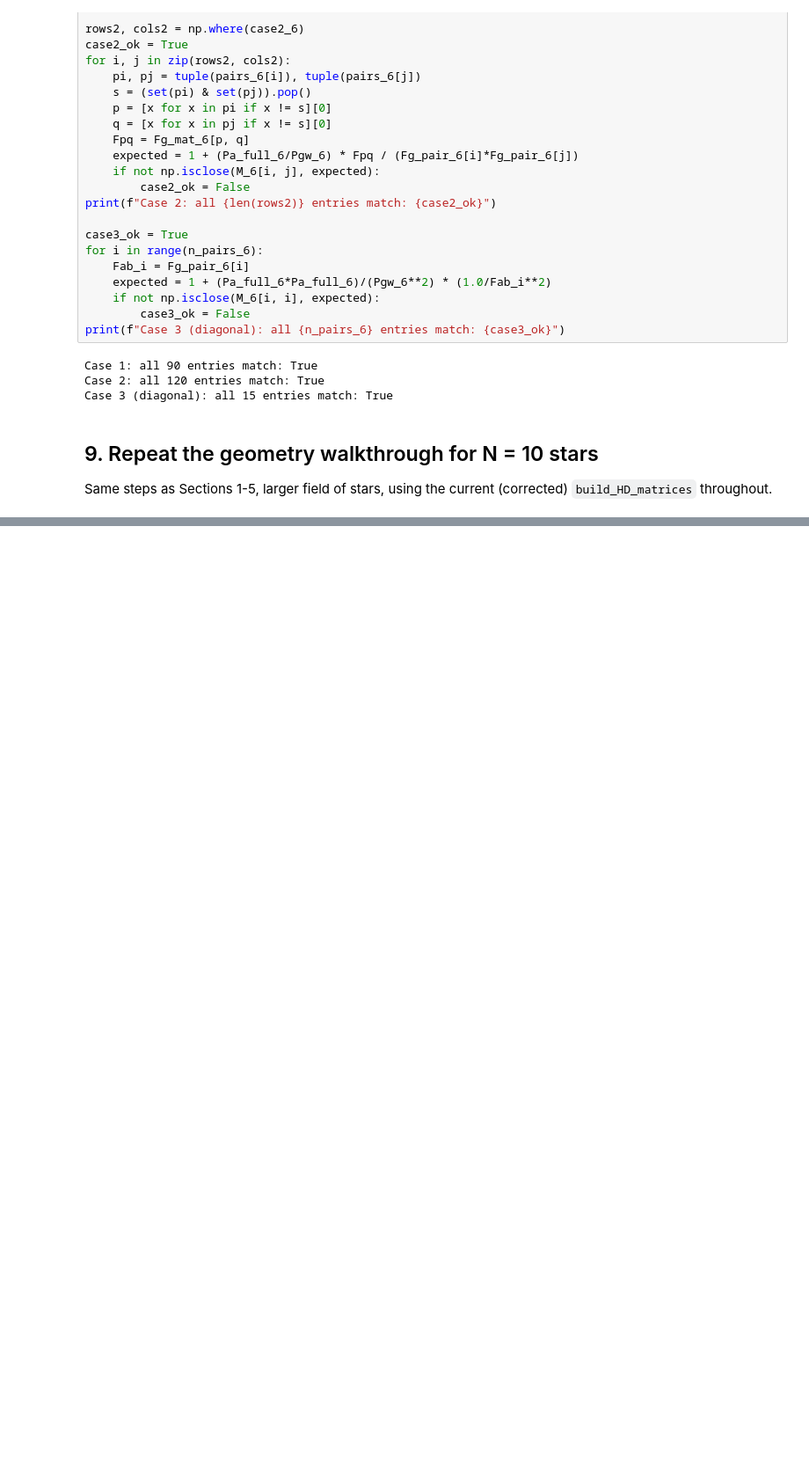
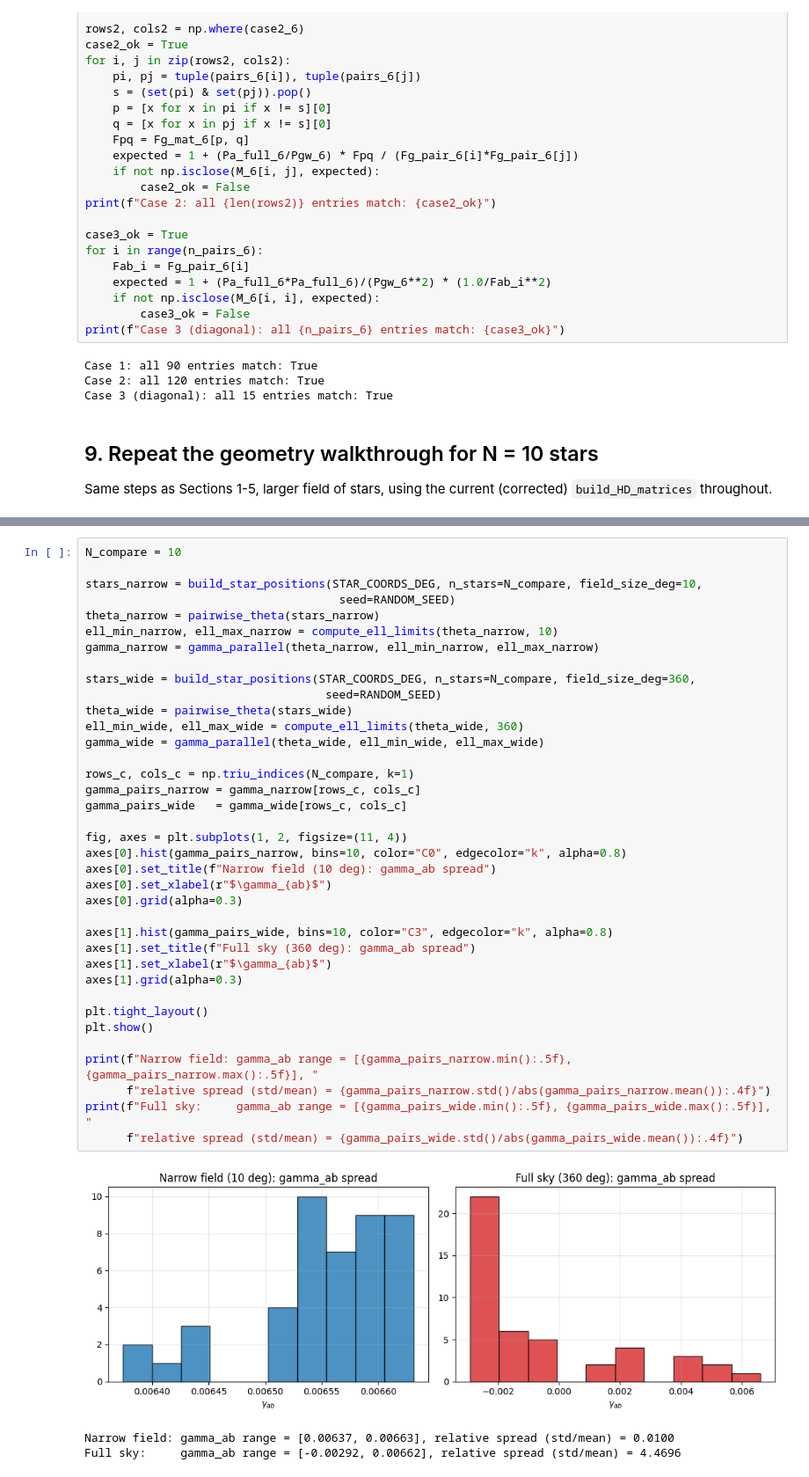
Before and after one commit to sydneyleggio/astrometry-toy-model, a Jupyter notebook: HD_covariance_check.ipynb, the cells around one changed output, grey strips where cells are left out. Shown at 88% size. Drawn from its saved outputs; the diff is of its cells as text; blank space fills up the shorter version.

Commit message:
Changed to full sky coordinates rather than flat sky approximation

```diff
--- a/HD_covariance_check.ipynb
+++ b/HD_covariance_check.ipynb
@@ -581,0 +691,41 @@ Checking diagonal entry for pair (a=0, b=6) at r=1.0e-03, N=10
+# %%
+N_compare = 10
+
+stars_narrow = build_star_positions(STAR_COORDS_DEG, n_stars=N_compare, field_size_deg=10,
+                                     seed=RANDOM_SEED)
+theta_narrow = pairwise_theta(stars_narrow)
+ell_min_narrow, ell_max_narrow = compute_ell_limits(theta_narrow, 10)
+gamma_narrow = gamma_parallel(theta_narrow, ell_min_narrow, ell_max_narrow)
+
+stars_wide = build_star_positions(STAR_COORDS_DEG, n_stars=N_compare, field_size_deg=360,
+                                   seed=RANDOM_SEED)
+theta_wide = pairwise_theta(stars_wide)
+ell_min_wide, ell_max_wide = compute_ell_limits(theta_wide, 360)
+gamma_wide = gamma_parallel(theta_wide, ell_min_wide, ell_max_wide)
+
+rows_c, cols_c = np.triu_indices(N_compare, k=1)
+gamma_pairs_narrow = gamma_narrow[rows_c, cols_c]
+gamma_pairs_wide   = gamma_wide[rows_c, cols_c]
+
+fig, axes = plt.subplots(1, 2, figsize=(11, 4))
+axes[0].hist(gamma_pairs_narrow, bins=10, color="C0", edgecolor="k", alpha=0.8)
+axes[0].set_title(f"Narrow field (10 deg): gamma_ab spread")
+axes[0].set_xlabel(r"$\gamma_{ab}$")
+axes[0].grid(alpha=0.3)
+
+axes[1].hist(gamma_pairs_wide, bins=10, color="C3", edgecolor="k", alpha=0.8)
+axes[1].set_title(f"Full sky (360 deg): gamma_ab spread")
+axes[1].set_xlabel(r"$\gamma_{ab}$")
+axes[1].grid(alpha=0.3)
+
+plt.tight_layout()
+plt.show()
+
+print(f"Narrow field: gamma_ab range = [{gamma_pairs_narrow.min():.5f}, {gamma_pairs_narrow.max():.5f}], "
+      f"relative spread (std/mean) = {gamma_pairs_narrow.std()/abs(gamma_pairs_narrow.mean()):.4f}")
+print(f"Full sky:     gamma_ab range = [{gamma_pairs_wide.min():.5f}, {gamma_pairs_wide.max():.5f}], "
+      f"relative spread (std/mean) = {gamma_pairs_wide.std()/abs(gamma_pairs_wide.mean()):.4f}")
+# %% [output]
+[figure, added]
+Narrow field: gamma_ab range = [0.00637, 0.00663], relative spread (std/mean) = 0.0100
+Full sky:     gamma_ab range = [-0.00292, 0.00662], relative spread (std/mean) = 4.4696
```
Also changed, not shown: parts of 19 cells of this notebook, 2 other files.
